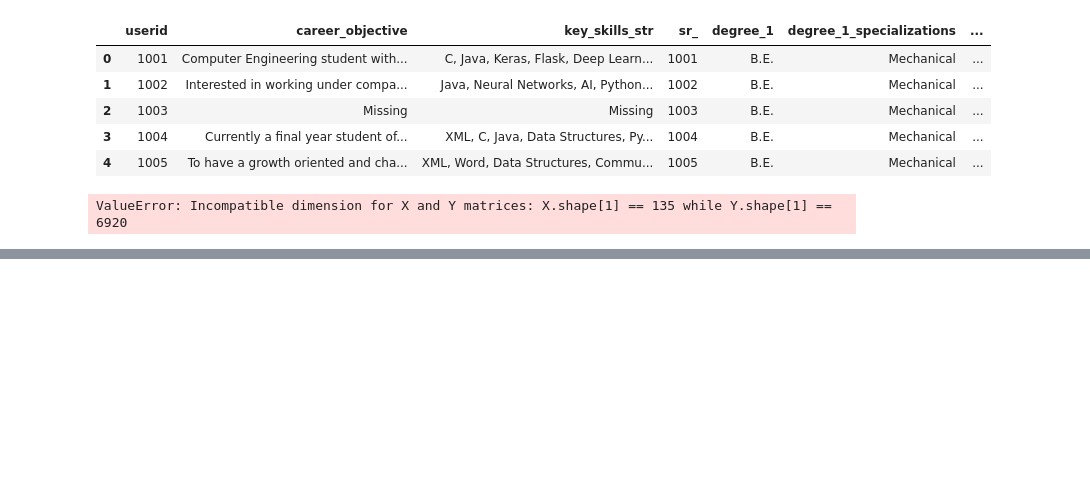
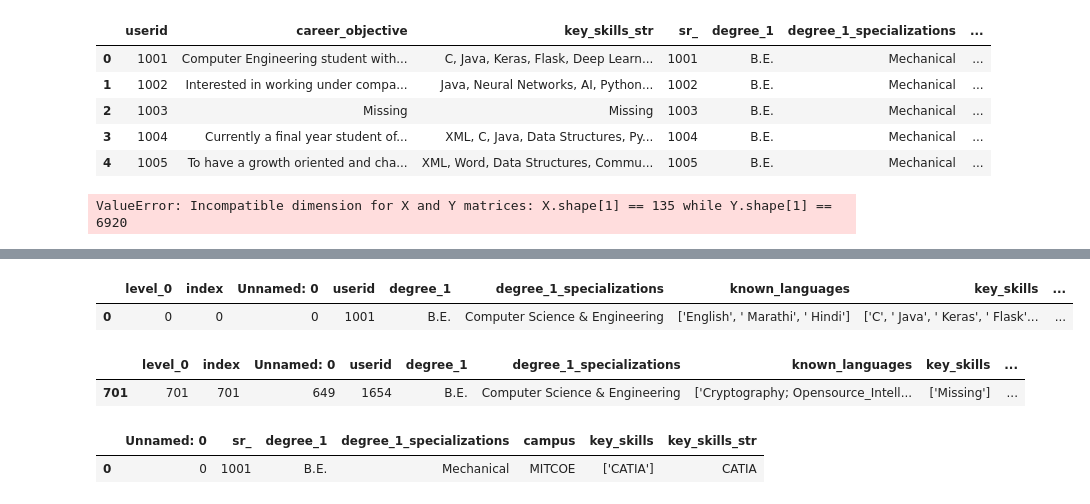
Before and after one commit to britneyv/Personalised-Course-Recommender-System, a Jupyter notebook: Content-Filtering_Experiments.ipynb, the cells around one changed output, grey strips where cells are left out. Saved outputs shown, nothing was run; the diff lists cells and outputs as text; code cells hidden in the pictures; blank space fills up the shorter version.

```diff
--- a/Content-Filtering_Experiments.ipynb
+++ b/Content-Filtering_Experiments.ipynb
@@ -636,0 +928,15 @@ ValueError: Incompatible dimension for X and Y matrices: X.shape[1] == 135 while
+# %%
+user_dataset[user_dataset["userid"] == "1001"]
+# %% [output]
+|  | level_0 | index | Unnamed: 0 | userid | degree_1 | degree_1_specializations | known_languages | key_skills | ... |
+| 0 | 0 | 0 | 0 | 1001 | B.E. | Computer Science & Engineering | ['English', ' Marathi', ' Hindi'] | ['C', ' Java', ' Keras', ' Flask'... | ... |
+# %%
+user_dataset[user_dataset["userid"] == "1654"] #doesnt match the user so not output user
+# %% [output]
+|  | level_0 | index | Unnamed: 0 | userid | degree_1 | degree_1_specializations | known_languages | key_skills | ... |
+| 701 | 701 | 701 | 649 | 1654 | B.E. | Computer Science & Engineering | ['Cryptography; Opensource_Intell... | ['Missing'] | ... |
+# %%
+course_dataset[course_dataset["sr_"] == 1001] #doesnt match the course rec so not input course
+# %% [output]
+|  | Unnamed: 0 | sr_ | degree_1 | degree_1_specializations | campus | key_skills | key_skills_str |
+| 0 | 0 | 1001 | B.E. | Mechanical | MITCOE | ['CATIA'] | CATIA |
```
Also changed, not shown: parts of 11 cells of this notebook.
